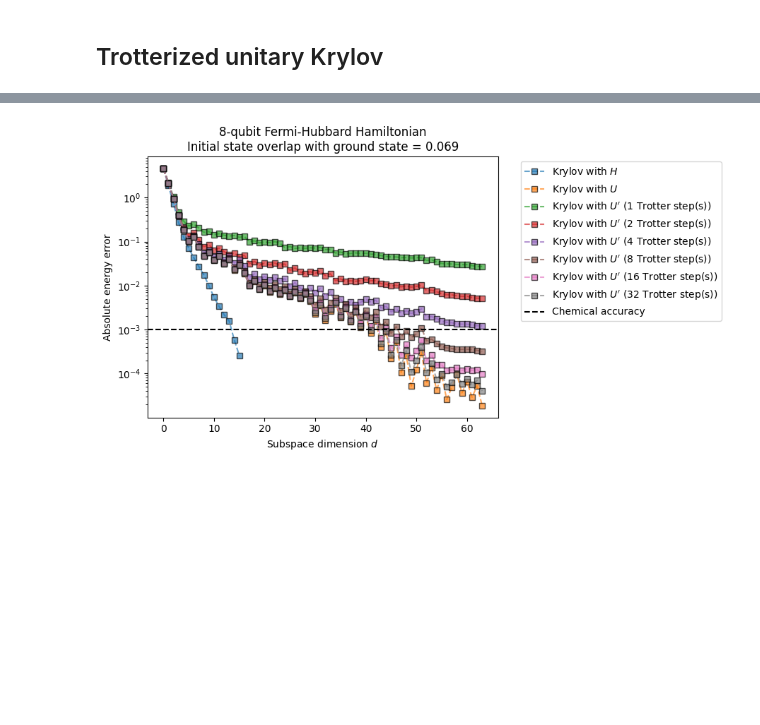
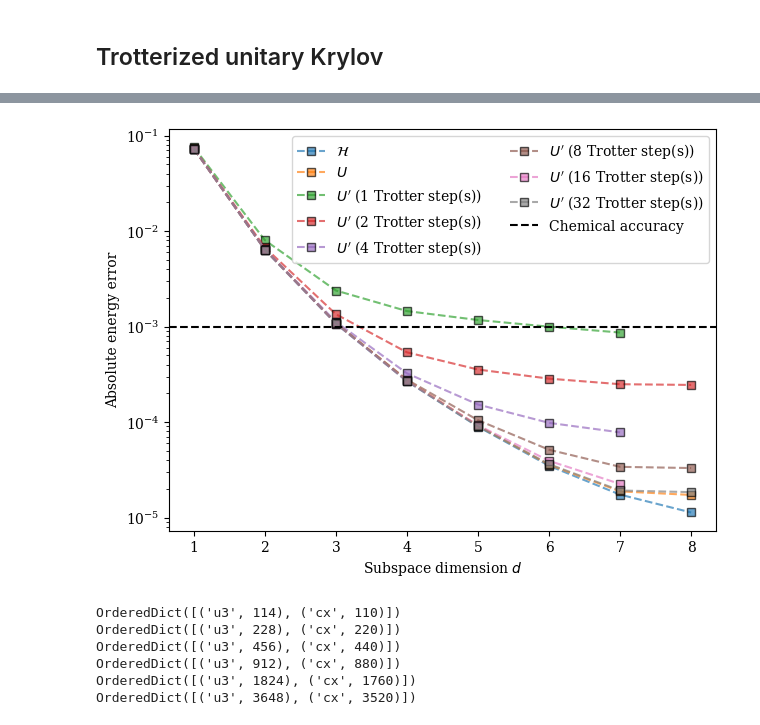
Before and after one commit to rmlarose/compare-vkp, a Jupyter notebook: qrylov.ipynb, the cells around one changed output, grey strips where cells are left out. Saved outputs shown, nothing was run; the diff lists cells and outputs as text; code cells hidden in the pictures; blank space fills up the shorter version.

```diff
--- a/qrylov.ipynb
+++ b/qrylov.ipynb
@@ -108,2 +174,2 @@ for i in range(subspace_dimension - 1):
 # %%
-h, s = fill_h_and_s_matrices(vectors, matrix)
+h, s = fill_h_and_s_matrices(vectors, mpo, verbose=True)
@@ -142,6 +214,7 @@ plt.legend();
 ### Unitary Krylov
 # %%
 # See Theorem 3.1 of https://arxiv.org/abs/2110.07492.
-dt = np.pi / (evals_exact[-1] - evals_exact[0])
+# dt = np.pi / (evals_exact[-1] - evals_exact[0])
+dt = np.pi / mpo.norm()
 dt
 # %% [output]
@@ -149,6 +221,0 @@ dt
-# %%
-vectors_u = []
-for k in range(-2 * subspace_dimension, 2 * subspace_dimension + 1, 1):
-    print(k)
-    Uk = sp.linalg.expm(-1j * matrix * k * dt)
-    vectors_u.append(Uk @ bvec)
@@ -173,2 +221,0 @@ for k in range(-2 * subspace_dimension, 2 * subspace_dimension + 1, 1):
-# %%
-h, s = fill_h_and_s_matrices(vectors_u, matrix)
@@ -291,29 +372,48 @@ On ntrotter = 32
 # %%
+cutoff_ind = 8
+
 kwargs = {"alpha": 0.6667, "mec": "black"}
 
+# plt.figure(figsize=(8, 5))
+
 errors_h = np.abs(np.array(krylov_evals) - energy_exact)
-errors_u = np.abs(np.array(krylov_u_evals) - energy_exact)
+plt.plot(krylov_dvals[:cutoff_ind], errors_h[:cutoff_ind], "--s", label="$\mathcal{H}$", **kwargs)
 
+if nqubits <= 10:
+    errors_u = np.abs(np.array(krylov_u_evals) - energy_exact)
+    plt.plot(krylov_u_dvals[:cutoff_ind], errors_u[:cutoff_ind], "--s", label="$U$", **kwargs)
 
-plt.plot(errors_h, "--s", label="Krylov with $H$", **kwargs)
-plt.plot(errors_u, "--s", label="Krylov with $U$", **kwargs)
-
-
-
-for ntrotter, krylov_u_trotter_evals in zip(ntrotter_values, all_krylov_u_trotter_evals):
+for ntrotter, krylov_u_trotter_dvals, krylov_u_trotter_evals in zip(ntrotter_values, all_krylov_u_trotter_dvals, all_krylov_u_trotter_evals):
     errors_u_trotter = np.abs(np.array(krylov_u_trotter_evals) - energy_exact)
-    plt.plot(errors_u_trotter, "--s", label=rf"Krylov with $U'$ ({ntrotter} Trotter step(s))", **kwargs)
+    plt.plot(krylov_u_trotter_dvals[:cutoff_ind], errors_u_trotter[:cutoff_ind], "--s", label=rf"$U'$ ({ntrotter} Trotter step(s))", **kwargs)
 
 plt.axhline(1e-3, ls="--", color="black", label="Chemical accuracy")
 
-plt.title(f"{nqubits}-qubit Fermi-Hubbard Hamiltonian\nInitial state overlap with ground state = {round(overlap, 3)}")
+# plt.title(f"{nqubits}-qubit Fermi-Hubbard Hamiltonian\nInitial state overlap with ground state = {round(overlap, 3)}")
 plt.xlabel("Subspace dimension $d$")
 plt.ylabel("Absolute energy error")
 
 plt.yscale("log")
-plt.legend(bbox_to_anchor=(1.05, 1));
+plt.legend(ncol=2) #bbox_to_anchor=(1.05, 1));
+plt.tight_layout()
+plt.savefig(f"krylov_hubbard_nqubits_{nqubits}_overlap_{overlap}_threshold_{threshold}.pdf")
 # %% [output]
-[figure, old version]
+[figure, new version]
+# %%
+ngates_oneq = []
+ngates_twoq = []
+depths = []
+
+for circuit in trotter_circuits:
+    counts = circuit.count_ops()
+    print(counts)
+# %% [output]
+OrderedDict([('u3', 114), ('cx', 110)])
+OrderedDict([('u3', 228), ('cx', 220)])
+OrderedDict([('u3', 456), ('cx', 440)])
+OrderedDict([('u3', 912), ('cx', 880)])
+OrderedDict([('u3', 1824), ('cx', 1760)])
+OrderedDict([('u3', 3648), ('cx', 3520)])
 # %%
 plt.plot(ntrotter_values, ngates_oneq, "--o", label="One-qubit gates")
 plt.plot(ntrotter_values, ngates_twoq, "--o", label="Two-qubit gates")
```
Also changed, not shown: parts of 26 cells of this notebook.
